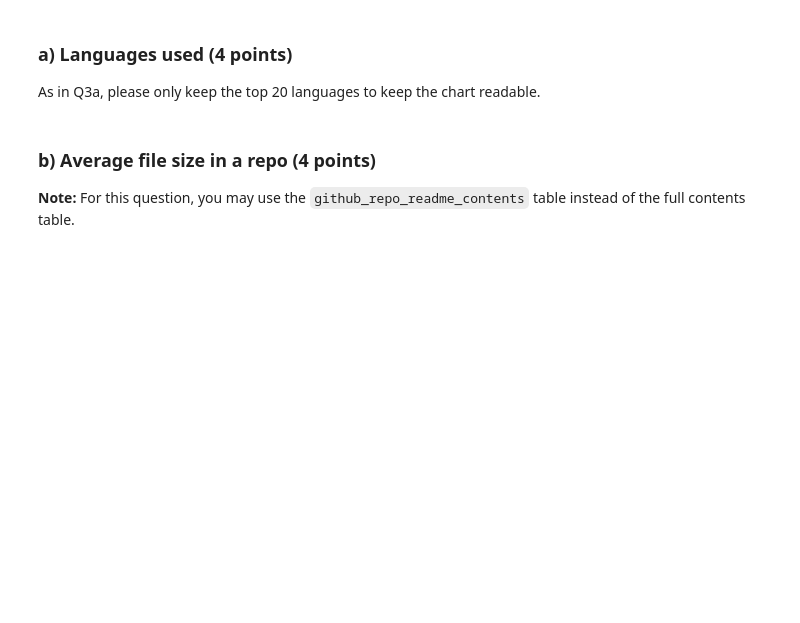
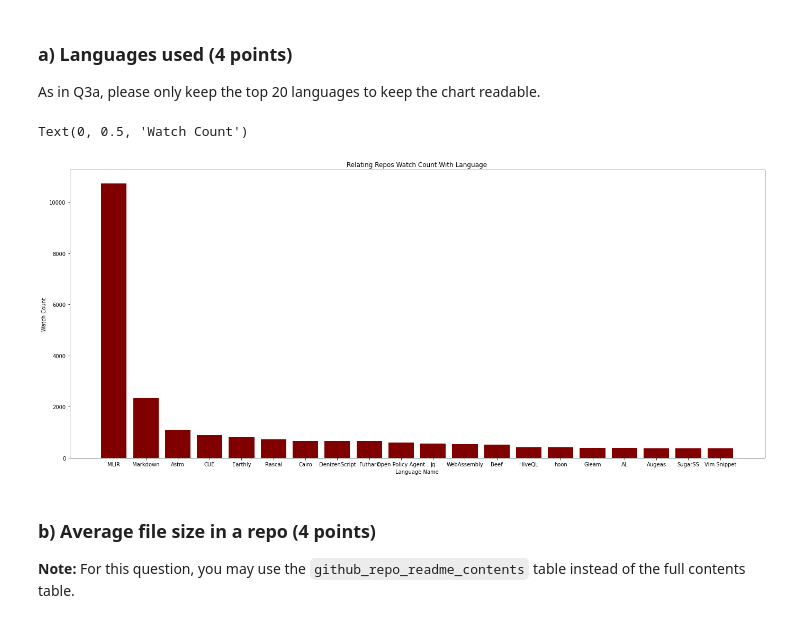
Before and after one commit to Fatim-Sohail/Assignment-2, a Jupyter notebook: Project2_2022.ipynb, the cells around one changed output. Saved outputs shown, nothing was run; the diff lists cells and outputs as text; code cells hidden in the pictures; blank space fills up the shorter version.

```diff
--- a/Project2_2022.ipynb
+++ b/Project2_2022.ipynb
@@ -328,3 +383,14 @@ As in Q3a, please only keep the top 20 languages to keep the chart readable.
+# %%
+# YOUR PLOT CODE HERE
+plt.figure(figsize=(80, 10))
+plt.subplot(132)
+plt.bar(q4a["repo_lang"],  q4a["repo_watch_count"],color='maroon')
+plt.title("Relating Repos Watch Count With Language")
+plt.xlabel("Language Name")
+plt.ylabel("Watch Count")
+# %% [output]
+Text(0, 0.5, 'Watch Count')
+[figure, added]
 # %% [markdown]
 ### b) Average file size in a repo (4 points)
 **Note:** For this question, you may use the `github_repo_readme_contents` table instead of the full contents table.
```
Also changed, not shown: parts of 30 cells of this notebook.
